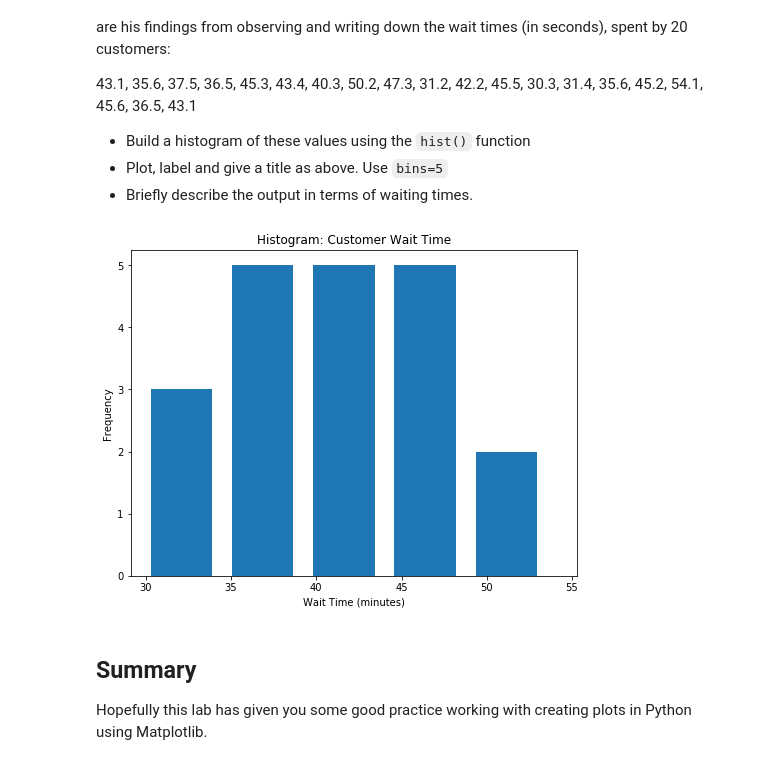
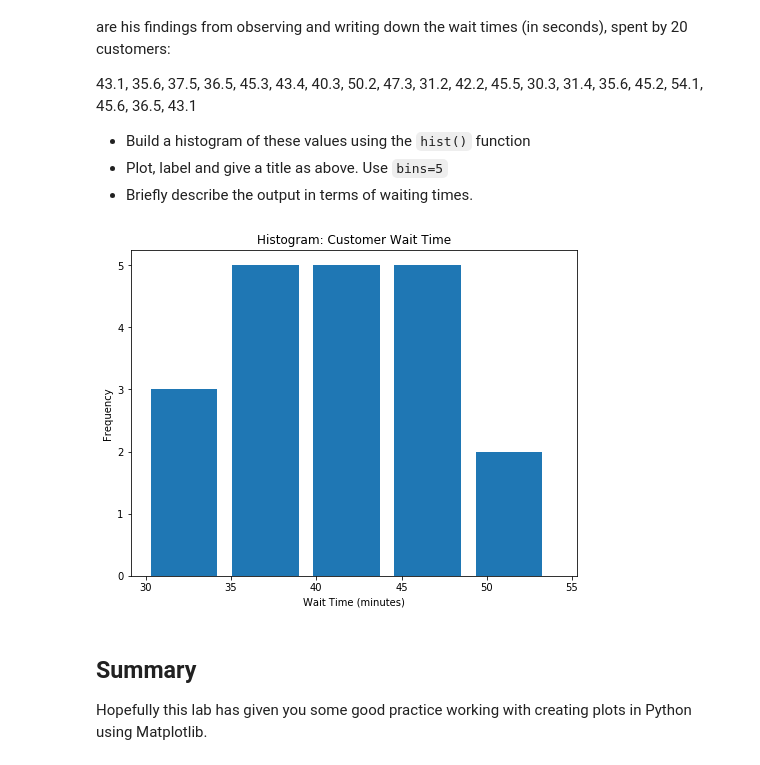
Before and after one commit to chrised209/dsc-data-viz-lab-houston-ds-071519, a Jupyter notebook: index.ipynb, the cells around one changed output. Drawn from its saved outputs; the diff is of its cells as text; code cells hidden in the pictures.

```diff
--- a/index.ipynb
+++ b/index.ipynb
@@ -92,16 +92,16 @@ Joe is the branch manager at a bank. Recently, Joe been receiving customer feedb
 # %%
 x = [43.1, 35.6, 37.5, 36.5, 45.3, 43.4, 40.3, 50.2, 47.3, 31.2, 42.2, 45.5, 30.3, 31.4, 35.6, 45.2, 54.1, 45.6, 36.5, 43.1]
 
 #Plot the distogram with hist() function
 plt.figure(figsize=(8,6))
-plt.hist(x,bins=5,width=3.6)
+plt.hist(x,bins=5,width=3.9)
 # Label, give title and show the plot
 plt.title('Histogram: Customer Wait Time')
 plt.xlabel('Wait Time (minutes)')
 plt.ylabel('Frequency')
 plt.show()
 # %% [output]
-[figure, old version]
+[figure, new version]
 # %% [markdown]
 ## Summary
 
```
